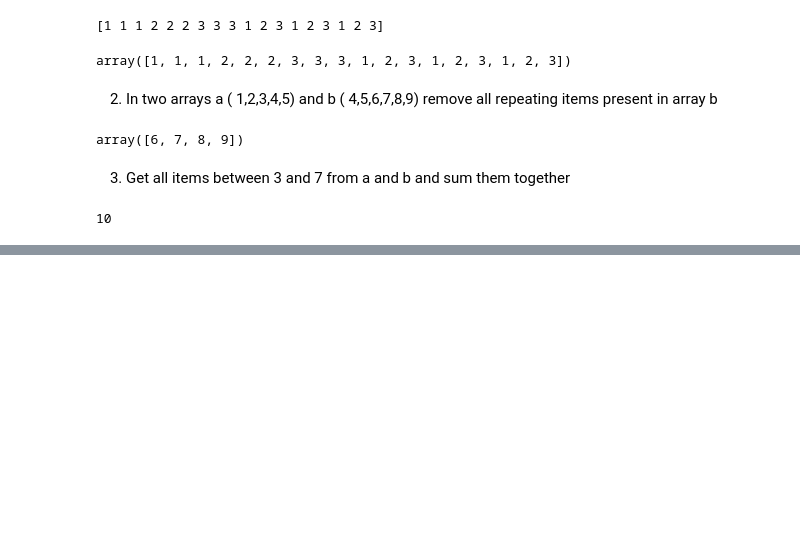
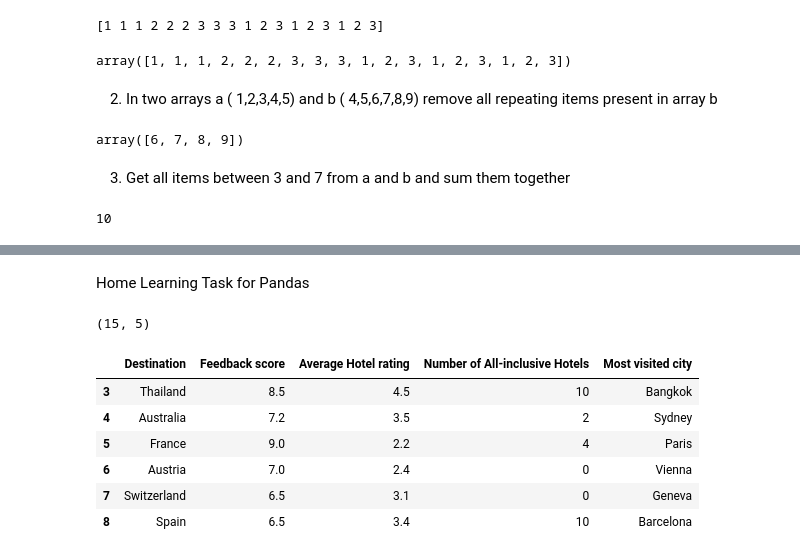
Before and after one commit to piamukherjee/TTA, a Jupyter notebook: Week2.ipynb, the cells around one changed output, grey strips where cells are left out. Cells and saved outputs as stored; diff of their text form; code cells hidden in the pictures; blank space fills up the shorter version.

```diff
--- a/Week2.ipynb
+++ b/Week2.ipynb
@@ -107,0 +129,18 @@ np.sum(np.where((a>3) & (a<7)))+np.sum(np.where((b>3) & (b<7)))
+# %% [markdown]
+Home Learning Task for Pandas
+# %%
+import pandas as pd
+data=pd.read_csv("Holidays.csv")
+data.shape
+# %% [output]
+(15, 5)
+# %%
+data.loc[3:8]
+# %% [output]
+|  | Destination | Feedback score | Average Hotel rating | Number of All-inclusive Hotels | Most visited city |
+| 3 | Thailand | 8.5 | 4.5 | 10 | Bangkok |
+| 4 | Australia | 7.2 | 3.5 | 2 | Sydney |
+| 5 | France | 9.0 | 2.2 | 4 | Paris |
+| 6 | Austria | 7.0 | 2.4 | 0 | Vienna |
+| 7 | Switzerland | 6.5 | 3.1 | 0 | Geneva |
+| 8 | Spain | 6.5 | 3.4 | 10 | Barcelona |
```
Also changed, not shown: parts of 12 cells of this notebook, 2 other files.
